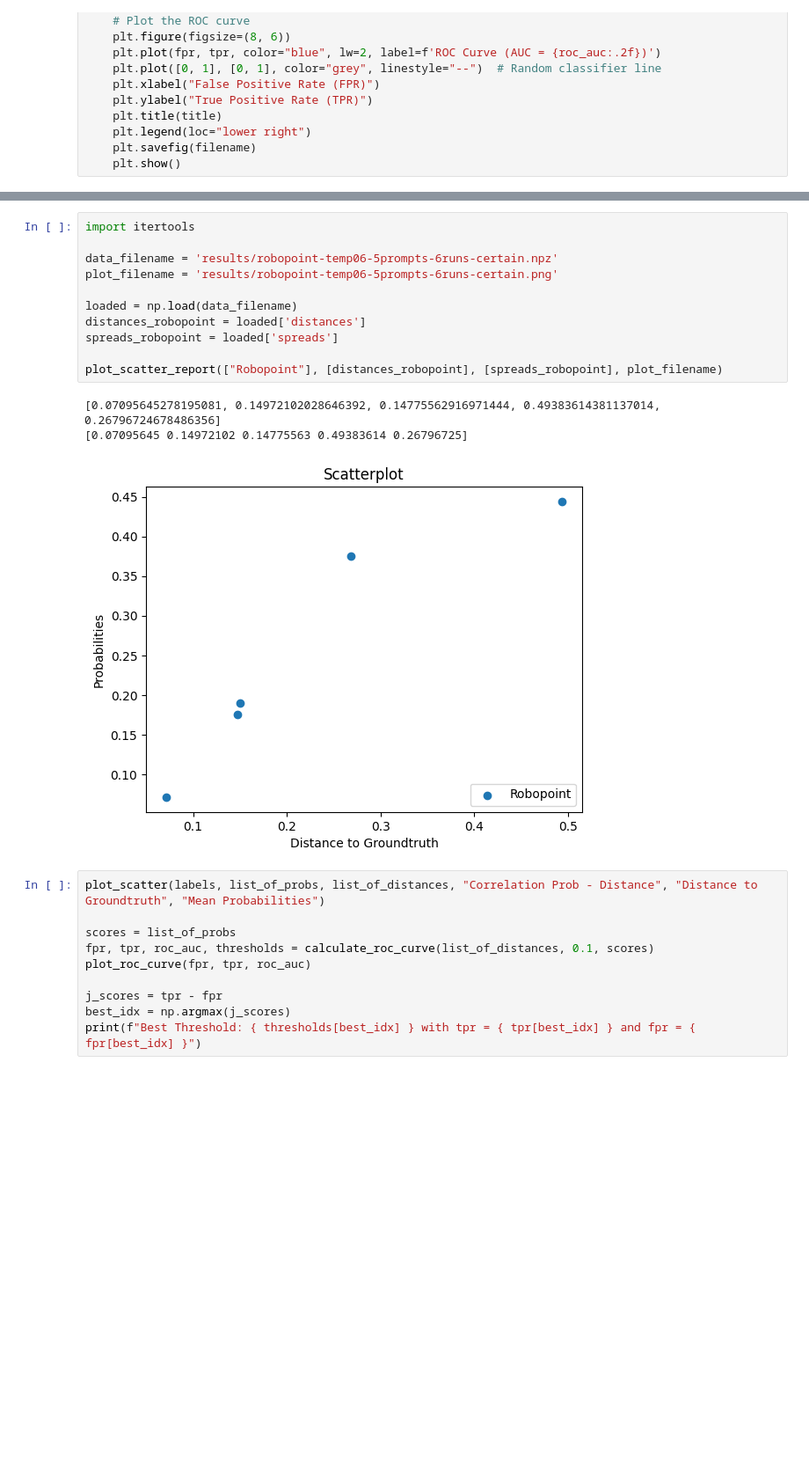
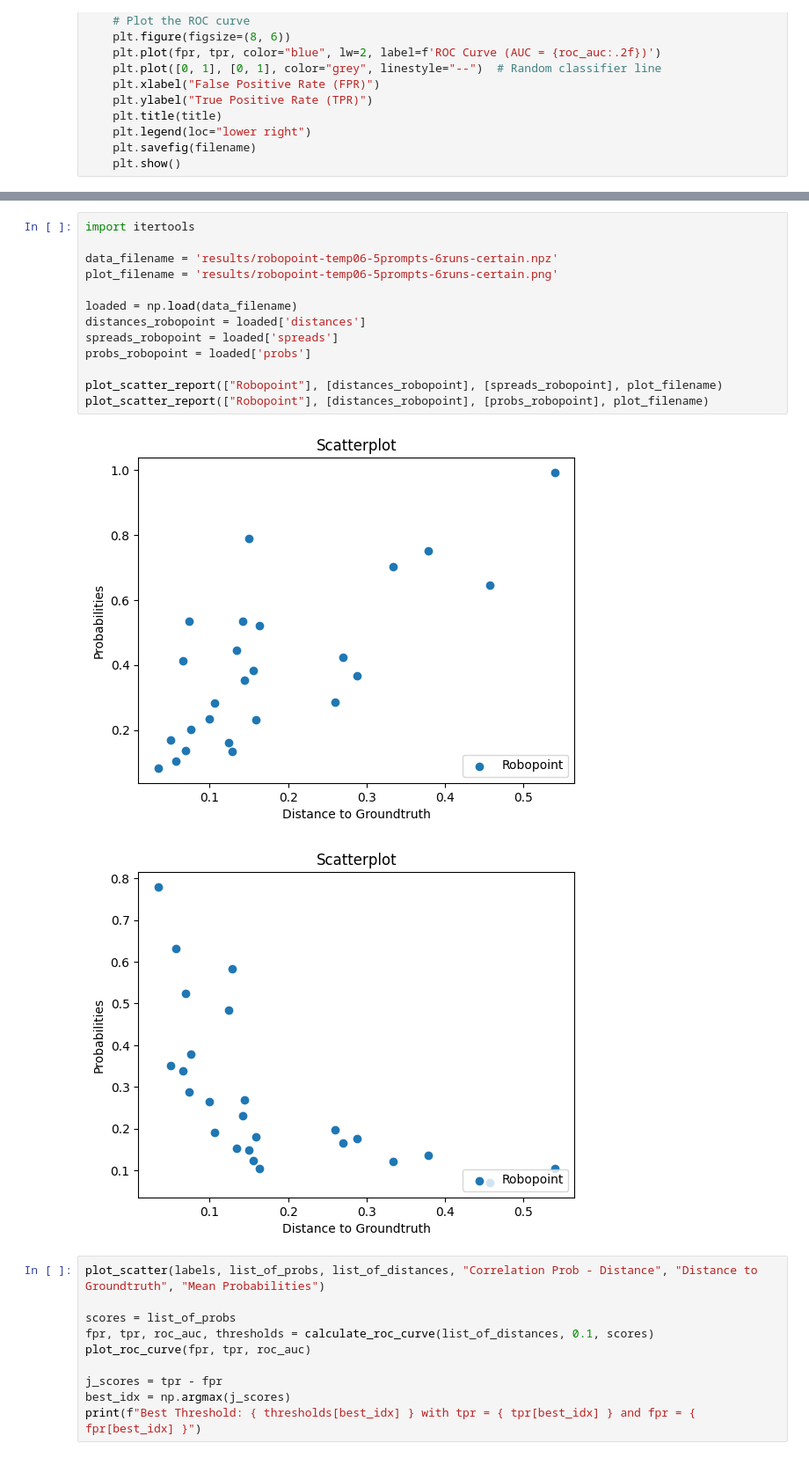
Before and after one commit to NIYI100/xai-praktikum, a Jupyter notebook: robopoint/Report_Scatter_ROC_Experiment.ipynb, the cells around one changed output, grey strips where cells are left out. Shown at 88% size. Drawn from its saved outputs; the diff is of its cells as text; blank space fills up the shorter version.

Commit message:
Add robopoint scatter experiments

```diff
--- a/robopoint/Report_Scatter_ROC_Experiment.ipynb
+++ b/robopoint/Report_Scatter_ROC_Experiment.ipynb
@@ -150,18 +158,19 @@ pick up glass cup
 # %%
 import itertools
 
 data_filename = 'results/robopoint-temp06-5prompts-6runs-certain.npz'
 plot_filename = 'results/robopoint-temp06-5prompts-6runs-certain.png'
 
 loaded = np.load(data_filename)
 distances_robopoint = loaded['distances']
 spreads_robopoint = loaded['spreads']
+probs_robopoint = loaded['probs']
 
 plot_scatter_report(["Robopoint"], [distances_robopoint], [spreads_robopoint], plot_filename)
+plot_scatter_report(["Robopoint"], [distances_robopoint], [probs_robopoint], plot_filename)
 # %% [output]
-[0.07095645278195081, 0.14972102028646392, 0.14775562916971444, 0.49383614381137014, 0.26796724678486356]
-[0.07095645 0.14972102 0.14775563 0.49383614 0.26796725]
-[figure, old version]
+[figure, new version]
+[figure, added]
 # %%
 plot_scatter(labels, list_of_probs, list_of_distances, "Correlation Prob - Distance", "Distance to Groundtruth", "Mean Probabilities")
 
```
Also changed, not shown: parts of 2 cells of this notebook, 2 other files.
